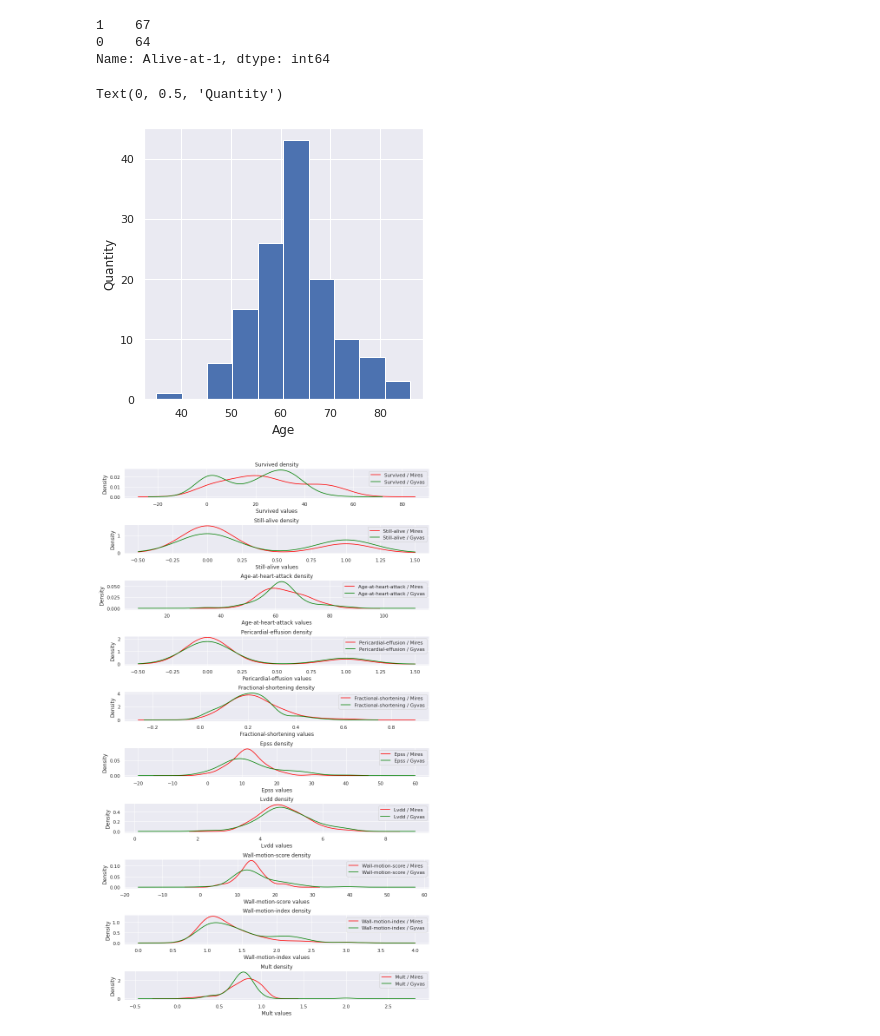
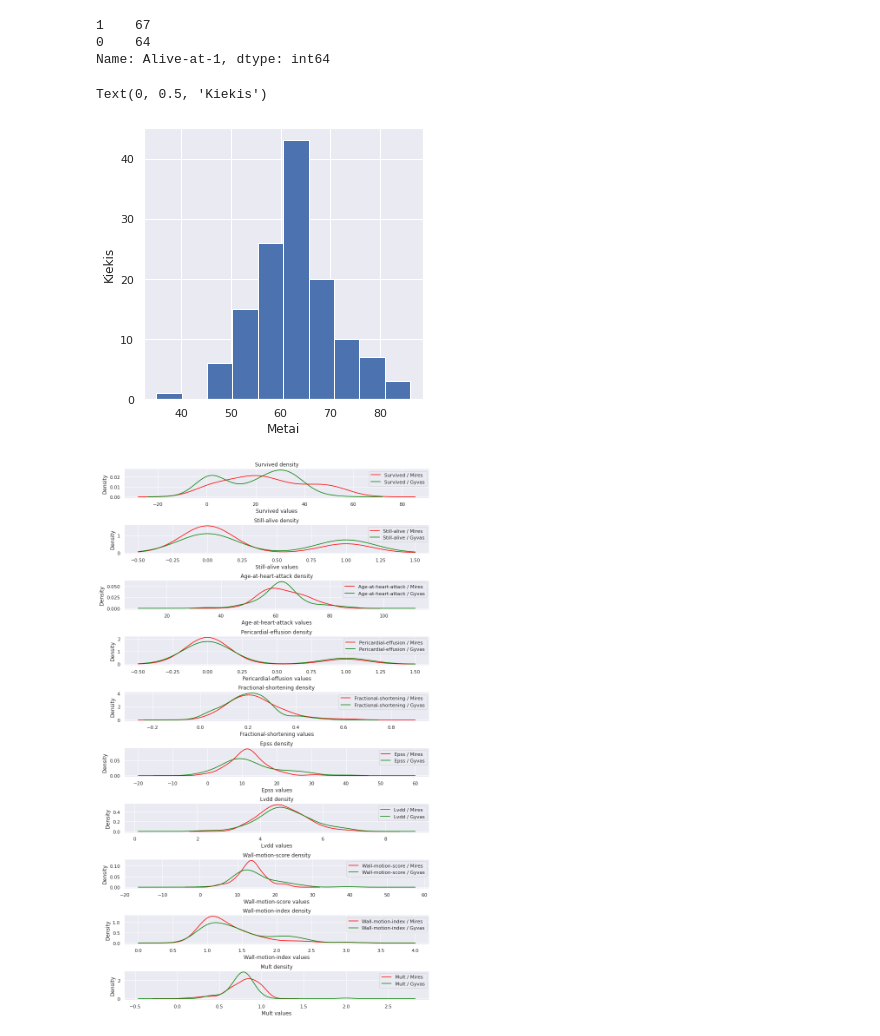
Before and after one commit to KarolisBarzdzius/Api, a Jupyter notebook: Pristat.ipynb, the cells around one changed output. Saved outputs shown, nothing was run; the diff lists cells and outputs as text; code cells hidden in the pictures.

```diff
--- a/Pristat.ipynb
+++ b/Pristat.ipynb
@@ -308,11 +307,11 @@ data['Alive-at-1'].value_counts()
 Name: Alive-at-1, dtype: int64
 # %%
 data['Age-at-heart-attack'].hist(figsize=(5,5))
-plt.xlabel('Age')
-plt.ylabel('Quantity')
+plt.xlabel('Metai')
+plt.ylabel('Kiekis')
 # %% [output]
-Text(0, 0.5, 'Quantity')
+Text(0, 0.5, 'Kiekis')
-[figure, old version]
+[figure, new version]
 # %%
 # Matome kad didzioji dalis zmoniu gavusiu sirdies smugi buvo tarp 55-65 metu amziaus.
 # %%
```
Also changed, not shown: parts of 17 cells of this notebook.
